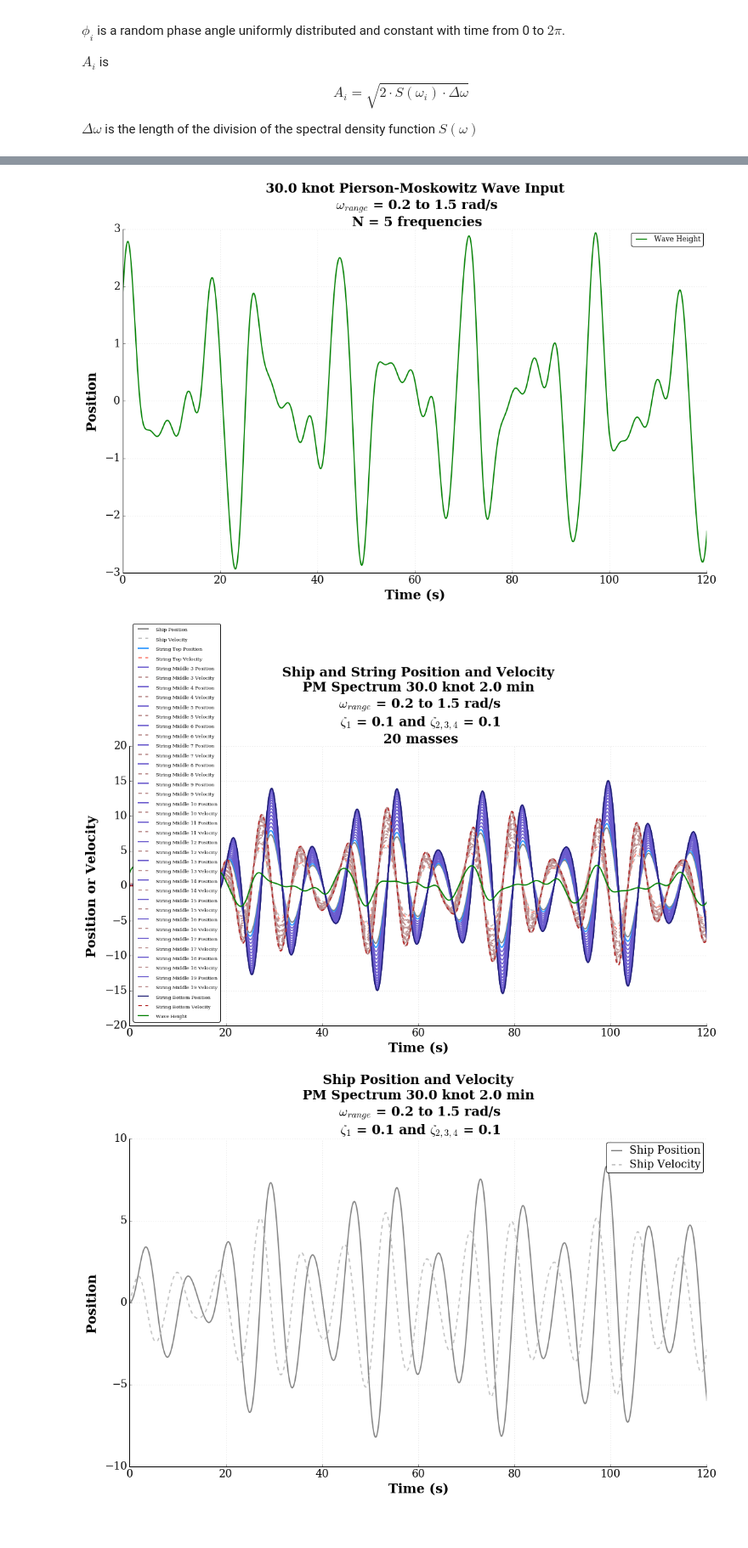
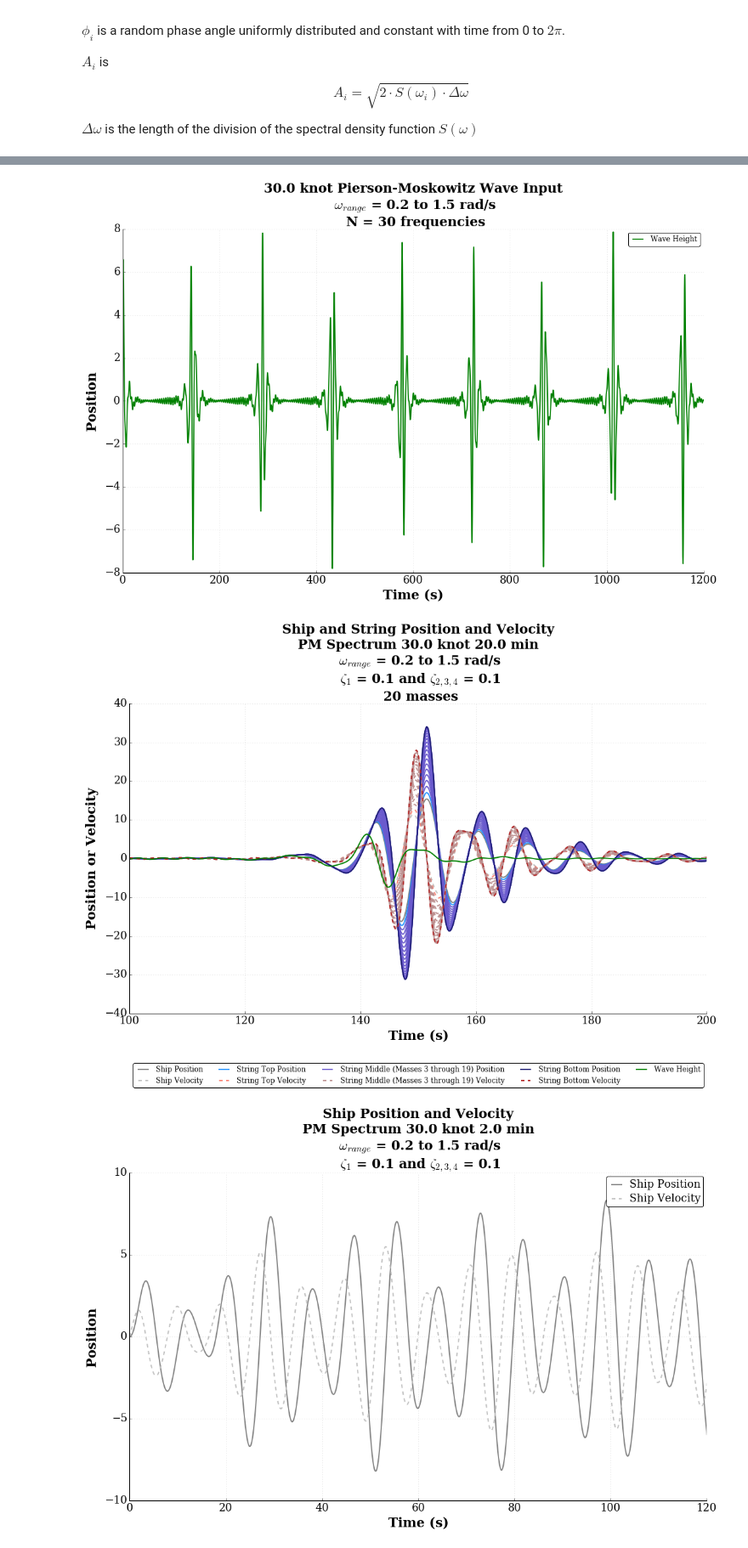
Before and after one commit to Josh9817/2-mass-model, a Jupyter notebook: N Mass Spring Model with Damping.ipynb, the cells around one changed output, grey strips where cells are left out. Shown at 85% size. Cells and saved outputs as stored; diff of their text form; code cells hidden in the pictures; blank space fills up the shorter version.

```diff
--- a/N Mass Spring Model with Damping.ipynb
+++ b/N Mass Spring Model with Damping.ipynb
@@ -209,7 +209,7 @@ $\Delta\omega$ is the length of the division of the spectral density function $S
 abserr = 1.0e-9
 relerr = 1.0e-9
 max_step = 0.01
-stoptime = 120.0                 #seconds
+stoptime = 1200.0                 #seconds
 numpoints = 10001
 
 # Set up the parameters for the input function
@@ -225,7 +225,7 @@ stoptimemin = stoptime/60
 #     Declaration of variables
 V_knots = 30.     # In knots 15 original
 g = 9.81          # Gravity m/s^2
-N = 5           # Number of desired frequencies
+N = 30            # Number of desired frequencies
 
 A = np.linspace(1., N, N)
 OMEGA = np.linspace(1., N, N)
@@ -394,7 +453,7 @@ plt.tight_layout(pad = 0.5)
 
 fig.set_size_inches(15, 10) # Resize the figure for better display in the notebook original (9,6)
 # %% [output]
-[figure, old version]
+[figure, new version]
 # %%
 # Make the figure pretty, then plot the results
 #   "pretty" parameters selected based on pdf output, not screen output
@@ -403,7 +462,7 @@ fig.set_size_inches(15, 10) # Resize the figure for better display in the notebo
 # Set the plot size - 3x2 aspect ratio is best
 fig = plt.figure(figsize=(15, 10)) #original (6,4)
 ax = plt.gca()
-plt.subplots_adjust(bottom=0.17, left=0.17, top=0.96, right=0.96)
+plt.subplots_adjust(bottom=.17, left=0.17, top=0.96, right=0.96)   #bottom=0.17, left=0.17, top=0.96, right=0.96
 
 # Change the axis units to serif
 plt.setp(ax.get_ymajorticklabels(),family='serif',fontsize=18)
@@ -432,47 +491,49 @@ plt.plot(t, resp[:,3], linewidth=2, color='salmon', linestyle = '--', label=r'St
 # Automate the plotting of the intermediate string masses
 i = 3
 j = 3
+plt.plot(t, resp[:,i+1], linewidth=2, color='slateBlue', linestyle = '-', label=r'String Middle (Masses %d through %d) Position'%(j, N_ms))
+plt.plot(t, resp[:,i+2], linewidth=2, color='rosybrown', linestyle = '--', label=r'String Middle (Masses %d through %d) Velocity'%(j, N_ms))
 while i < 2 * (N_m - 2):
-    plt.plot(t, resp[:,i+1], linewidth=2, color='slateBlue', linestyle = '-', label=r'String Middle %d Position'%(j))
-    plt.plot(t, resp[:,i+2], linewidth=2, color='rosybrown', linestyle = '--', label=r'String Middle %d Velocity'%(j))
+    plt.plot(t, resp[:,i+3], linewidth=2, color='slateBlue', linestyle = '-')
+    plt.plot(t, resp[:,i+4], linewidth=2, color='rosybrown', linestyle = '--')
     j+=1
     i+=2
 
 #plt.plot(t, resp[:,6], linewidth=2, color='slateBlue', linestyle = '-', label=r'String Middle 2 Position')
 #plt.plot(t, resp[:,7], linewidth=2, color='rosybrown', linestyle = '--', label=r'String Middle 2 Velocity')
 #plt.plot(t, resp[:,8], linewidth=2, color='slateBlue', linestyle = '-', label=r'String Middle 3 Position')
 #plt.plot(t, resp[:,9], linewidth=2, color='rosybrown', linestyle = '--', label=r'String Middle 3 Velocity')
 #plt.plot(t, resp[:,10], linewidth=2, color='slateBlue', linestyle = '-', label=r'String Middle 4 Position')
 #plt.plot(t, resp[:,11], linewidth=2, color='rosybrown', linestyle = '--', label=r'String Middle 4 Velocity')
 #plt.plot(t, resp[:,12], linewidth=2, color='slateBlue', linestyle = '-', label=r'String Middle 5 Position')
 #plt.plot(t, resp[:,13], linewidth=2, color='rosybrown', linestyle = '--', label=r'String Middle 5 Velocity')
 #plt.plot(t, resp[:,14], linewidth=2, color='slateBlue', linestyle = '-', label=r'String Middle 6 Position')
 #plt.plot(t, resp[:,15], linewidth=2, color='rosybrown', linestyle = '--', label=r'String Middle 6 Velocity')
 #plt.plot(t, resp[:,16], linewidth=2, color='slateBlue', linestyle = '-', label=r'String Middle 7 Position')
 #plt.plot(t, resp[:,17], linewidth=2, color='rosybrown', linestyle = '--', label=r'String Middle 7 Velocity')
 plt.plot(t, resp[:,-2], linewidth=2, color='midnightblue', linestyle = '-', label=r'String Bottom Position')
 plt.plot(t, resp[:,-1], linewidth=2, color='firebrick', linestyle = '--', label=r'String Bottom Velocity')
 plt.plot(t, x_wave(t, p), linewidth=2, color='green', linestyle = '-', label=r'Wave Height')
 
 # uncomment below and set limits if needed
-plt.xlim(0,stoptime)
+plt.xlim(100,200)
 # ylim(0,10)
 
 # Create the legend, then fix the fontsize
-leg = plt.legend(loc='lower left', fancybox=True)   #, bbox_to_anchor=(0, -.5), ncol=16
+leg = plt.legend(loc='lower left', fancybox=True, bbox_to_anchor=(.0, -.25), ncol=5)
 ltext  = leg.get_texts()
-plt.setp(ltext,family='serif',fontsize=8)
+plt.setp(ltext,family='serif',fontsize=12)
 
 # Adjust the page layout filling the page using the new tight_layout command
 plt.tight_layout(pad = 0.5)
 
 # save the figure as a high-res pdf in the current folder
 # It's saved at the original 6x4 size
-#plt.savefig('Combined %s knot %s min %s to %s with %s and %s damping ratios %s mass model.pdf'%(V_knots, stoptimemin, OMEGA[0], OMEGA[-1], z0, z1, N_m)) #change file name to match plotted variable
+#plt.savefig('Bottom Label Combined %s knot %s min %s to %s with %s and %s damping ratios %s mass model.pdf'%(V_knots, stoptimemin, OMEGA[0], OMEGA[-1], z0, z1, N_m), bbox_extra_artists=(leg,), bbox_inches='tight') #change file name to match plotted variable
 
-fig.set_size_inches(15, 9) # Resize the figure for better display in the notebook original (9,6)
+fig.set_size_inches(15, 10) # Resize the figure for better display in the notebook original (9,6)
 # %% [output]
-[figure, old version]
+[figure, new version]
 # %%
 # Make the figure pretty, then plot the results
 #   "pretty" parameters selected based on pdf output, not screen output
```
Also changed, not shown: parts of 2 cells of this notebook, 5 other files.
